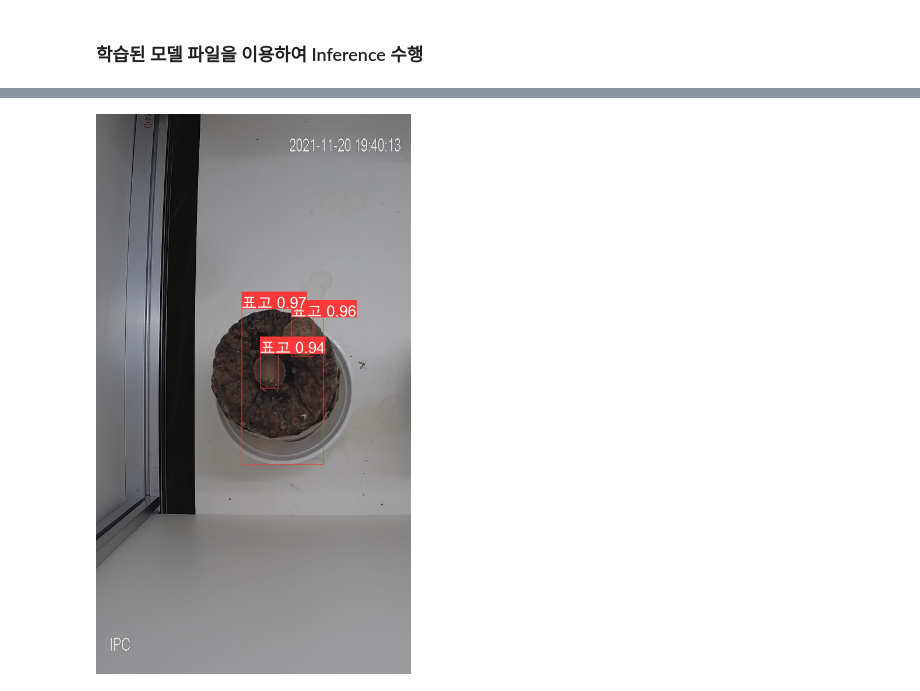
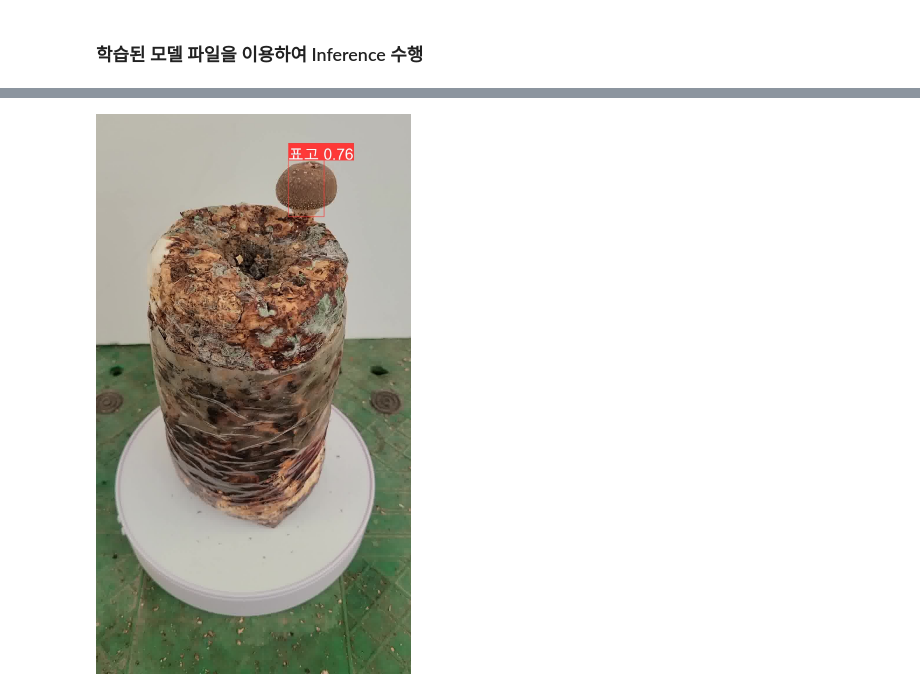
Before and after one commit to giyeongyoon/mushroom, a Jupyter notebook: mushroom-yolo-kaggle.ipynb, the cells around one changed output, grey strips where cells are left out. Drawn from its saved outputs; the diff is of its cells as text; code cells hidden in the pictures.

```diff
--- a/mushroom-yolo-kaggle.ipynb
+++ b/mushroom-yolo-kaggle.ipynb
@@ -328,7 +417,7 @@ Results saved to /kaggle/working/data/output/run_image
 # %%
 from IPython.display import Image
 
-Image(data='/kaggle/working/data/output/run_image/표고_생육실_1_15657427.jpg', width=400)
+Image(data='/kaggle/working/data/output/run_image/표고_생육실_10_15645500.jpg', width=400)
 # %% [output]
-[figure, old version]
+[figure, new version]
 # %%
```
Also changed, not shown: parts of 24 cells of this notebook.
